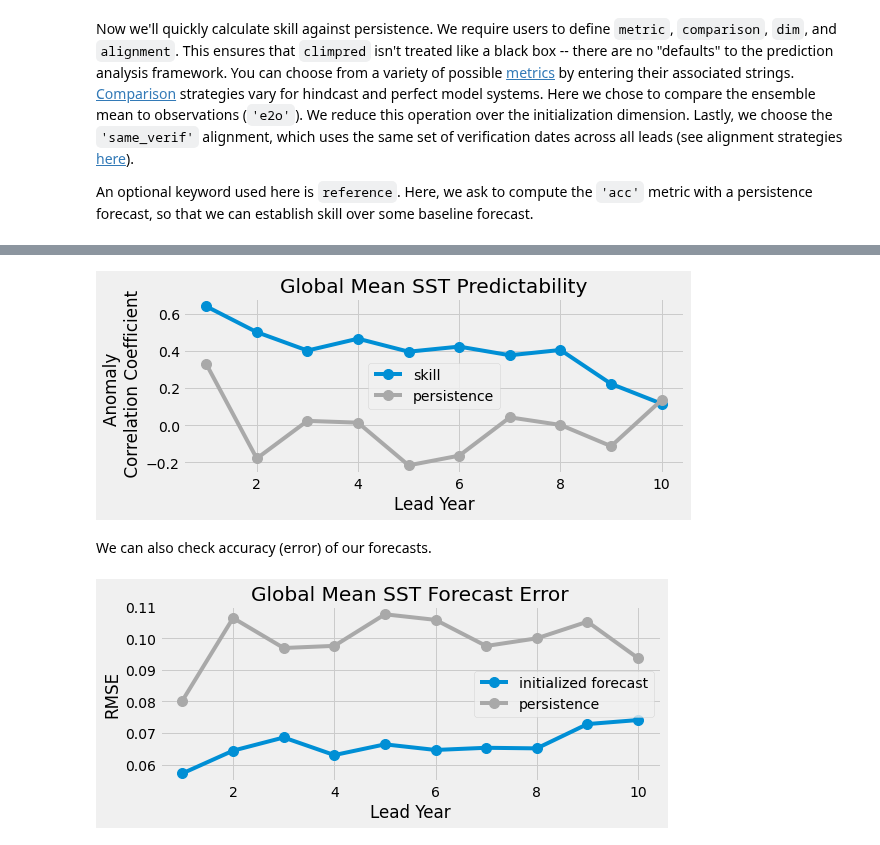
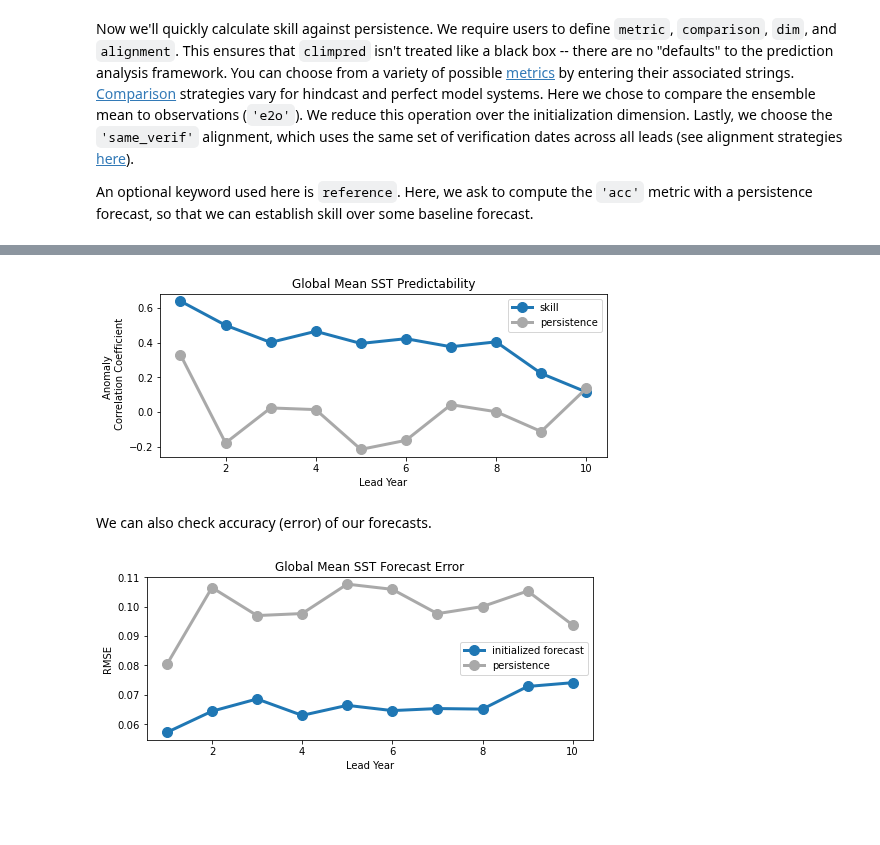
Before and after one commit to pangeo-data/climpred, a Jupyter notebook: docs/source/quick-start.ipynb, the cells around one changed output, grey strips where cells are left out. Drawn from its saved outputs; the diff is of its cells as text; code cells hidden in the pictures; blank space fills up the shorter version.

```diff
--- a/docs/source/quick-start.ipynb
+++ b/docs/source/quick-start.ipynb
@@ -107,18 +112,20 @@ Coordinates:
 Data variables:
     SST      (lead) float64 0.6387 0.4999 0.401 0.4648 ... 0.404 0.222 0.1151
 # %%
-plt.style.use('fivethirtyeight')
+plt.rcParams['lines.linewidth'] = 3
+plt.rcParams['lines.markersize'] = 10
+plt.rcParams['lines.marker'] = 'o'
+
 f, ax = plt.subplots(figsize=(8, 3))
-skill.SST.plot(marker='o', markersize=10, label='skill')
-persistence.SST.plot(marker='o', markersize=10, label='persistence',
-                     color='#a9a9a9')
+skill.SST.plot(label='skill')
+persistence.SST.plot(label='persistence', color='#a9a9a9')
 plt.legend()
 ax.set(title='Global Mean SST Predictability',
        ylabel='Anomaly \n Correlation Coefficient',
        xlabel='Lead Year')
 plt.show()
 # %% [output]
-[figure, old version]
+[figure, new version]
 # %% [markdown]
 We can also check accuracy (error) of our forecasts.
 # %%
@@ -126,15 +133,13 @@ result = hindcast.verify(metric='rmse', comparison='e2o', dim='init', alignment=
 skill = result.sel(skill='initialized')
 persistence = result.sel(skill='persistence')
 # %%
-plt.style.use('fivethirtyeight')
 f, ax = plt.subplots(figsize=(8, 3))
-skill.SST.plot(marker='o', markersize=10, label='initialized forecast')
-persistence.SST.plot(marker='o', markersize=10, label='persistence',
-                     color='#a9a9a9')
+skill.SST.plot(label='initialized forecast')
+persistence.SST.plot(label='persistence', color='#a9a9a9')
 plt.legend()
 ax.set(title='Global Mean SST Forecast Error',
        ylabel='RMSE',
        xlabel='Lead Year')
 plt.show()
 # %% [output]
-[figure, old version]
+[figure, new version]
```
Also changed, not shown: parts of 6 cells of this notebook, 3 other files.
